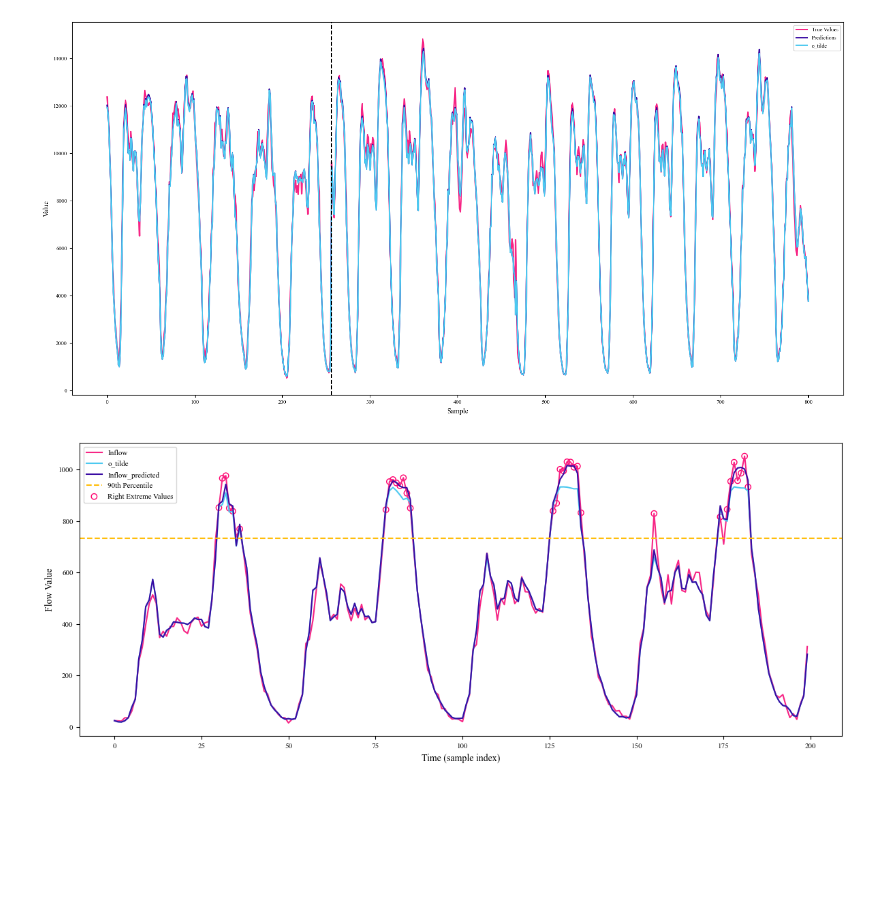
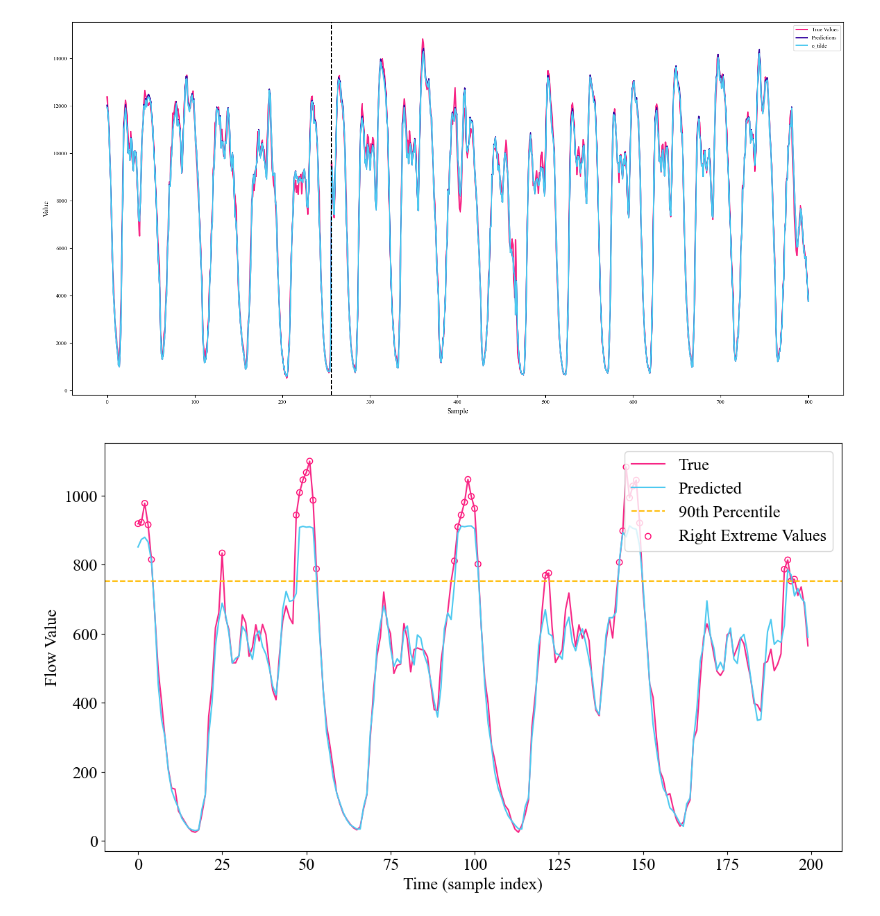
Before and after one commit to omerAJ/Hyb-STEX, a Jupyter notebook: plottingForPPR.ipynb, the cells around one changed output. Saved outputs shown, nothing was run; the diff lists cells and outputs as text; code cells hidden in the pictures; blank space fills up the shorter version.

```diff
--- a/plottingForPPR.ipynb
+++ b/plottingForPPR.ipynb
@@ -140,7 +140,7 @@ args.num_nodes = len(graph)
 ## init model and set optimizer
 model = STSSL(args).to(args.device)
 
-args.best_path = r'D:\omer\ST-SSL\experiments\NYCTaxi\pred__seed=5\20240822-132919\common backbone ablation\best_model_bias.pth'
+args.best_path = r'D:\omer\ST-SSL\experiments\NYCTaxi\pred__seed=3\20240822-122317\common backbone ablation\best_model_pred.pth'
 state_dict = torch.load(
                 args.best_path,
                 map_location=torch.device(args.device)
@@ -202,7 +202,7 @@ def test(model, dataloader, scaler, graph, args):
     o_tilde = []
     with torch.no_grad():
         prev_len = 0
-        for phase in ["train", "val", "test"]:
+        for phase in ["test"]:
             for batch_idx, (data, target, evs, _) in enumerate(dataloader[phase]):
                 repr1, _ = model(data, graph)
                 pred_output = model.predict(repr1, evs, phase="bias")
@@ -261,11 +259,10 @@ from scipy.stats import gaussian_kde
 # Assuming y_true, y_pred, and o_tilde are already defined as numpy arrays
 # List of arrays with their corresponding labels and colors for plotting
 data = [
-    (y_true, 'True Values', '#f72585'),
-    (y_pred, 'Predicted Values', '#3a0ca3'),
-    (o_tilde, 'o_tilde', '#4cc9f0')
+    (y_true, 'True', '#f72585'),
+    (y_pred, 'Predicted', '#3a0ca3'),
 ]
-plt.figure(figsize=(12, 5))  # Adjust the size as needed
+plt.figure(figsize=(12, 7))  # Adjust the size as needed
 
 # Iterate over the list and plot each on the same figure
 for array, label, color in data:
@@ -286,17 +283,18 @@ for array, label, color in data:
     # Plot the KDE curve for the current dataset
     plt.plot(x_range, kde(x_range), color=color, label=f'{label} KDE', lw=3, alpha=1)
 
-    # Add a vertical line at the 90th percentile for the current dataset
-    # plt.axvline(x=percentile_90, color=color, linestyle='--', label=f'{label} 90th Percentile')
+    # If the label is 'True', plot the vertical line at the 90th percentile
+    if label == 'True':
+        plt.axvline(x=percentile_90, color="#ffbe0b", linestyle='--', label=f'90th Percentile')
 
 # Add labels, title, and legend for the histogram/KDE plot
-plt.xlabel('Value')
+plt.xlabel('Flow Value')
 plt.ylabel('Density')
-# plt.title('Comparison of Distributions (Histogram & KDE)')
 plt.legend()
-
 
 # Display the plots
 plt.tight_layout()
+
+plt.savefig('KDEPlots.png', dpi=500, bbox_inches='tight')
 plt.show()
 # %% [output]
@@ -410,23 +408,24 @@ import matplotlib.pyplot as plt
 # and extreme_indicator_tensor contains 1 where there's an extreme event and 0 otherwise
 
 # Set up the plot
-plt.figure(figsize=(12, 5))
+plt.figure(figsize=(12, 7))
 
 # Plotting for the first node (as the loop range is 1, it plots only the first node)
 for node_index in range(1):
+    s, e = 250, 450
     node_index=86
     inflow = y_true[:, 0, node_index, 0]
     percentile_90 = np.percentile(inflow, 90)
-    inflow = y_true[50:250, 0, node_index, 0]
-    inflow_pred = o_tilde[50:250, 0, node_index, 0]
-    inflow_pred_bias = y_pred[50:250, 0, node_index, 0]
+    inflow = y_true[s:e, 0, node_index, 0]
+    inflow_pred = o_tilde[s:e, 0, node_index, 0]
+    # inflow_pred_bias = y_pred[50:250, 0, node_index, 0]
     # outflow = y_train[:, 0, node_index, 1]
 
     # Plot a horizontal line at the 90th percentile
 
     # Extract extreme indicators for inflow and outflow
     # extreme_inflow_indicator = evs_pred[0:500, 0, node_index, 0]
-    extreme_inflow_indicator_true = evs_true[50:250, 0, node_index, 0]
+    extreme_inflow_indicator_true = evs_true[s:e, 0, node_index, 0]
     # print("extreme_inflow_indicator", extreme_inflow_indicator)
     # extreme_outflow_indicator = extreme_values_binary_tensor[:, 0, node_index, 1]
 
@@ -441,34 +440,36 @@ for node_index in range(1):
     # (o_tilde, 'o_tilde', '#4cc9f0')
     # ]
     # Plotting inflow and outflow
     # plt.subplot(1, 1, node_index + 1)
-    plt.plot(inflow, label='Inflow', color='#f72585')
-    plt.plot(inflow_pred, label='o_tilde', color='#4cc9f0')
-    plt.plot(inflow_pred_bias, label='Inflow_predicted', color='#3a0ca3')
+    plt.plot(inflow, label='True', color='#f72585')
+    plt.plot(inflow_pred, label='Predicted', color='#4cc9f0')
+    # plt.plot(inflow_pred_bias, label='Inflow_predicted', color='#3a0ca3')
     # plt.plot(outflow, label='Outflow')
     plt.axhline(y=percentile_90, color='#ffbe0b', linestyle='--', label='90th Percentile')
 
     # Marking the extreme events
     # plt.scatter(extreme_inflow_indices_true, inflow[extreme_inflow_indices_true], color='green', label='Extreme Inflow _ gt', marker='o')
     # plt.scatter(extreme_inflow_indices, inflow[extreme_inflow_indices], color='#ff006e', label='Extreme Inflow _ pred', marker='o')
     # Marking the extreme events with hollow markers
     plt.scatter(extreme_inflow_indices_true, inflow[extreme_inflow_indices_true], color='#ff006e', label='Right Extreme Values', marker='o', facecolors='none', edgecolors='#ff006e')
     # plt.scatter(extreme_outflow_indices, outflow[extreme_outflow_indices], color='blue', label='Extreme Outflow', marker='x')
     # plt.grid(color='lightgray', linestyle='--', linewidth=0.5)
     # Set the font size and weight for the axis labels
 
     plt.xlabel("Time (sample index)")
     plt.ylabel("Flow Value")
     # Set the border color of the plot
 
     # Move legend outside the plot
     legend = plt.legend(loc='best')
 
     # Show the plot
     plt.tight_layout()  # Adjust layout to make room for the legend
     plt.legend()
 
 plt.tight_layout()
+
+plt.savefig('NYCTaxi_Node1_EVS.png', dpi=500, bbox_inches='tight')
 plt.show()
 # %% [output]
-[figure, old version]
+[figure, new version]
```
Also changed, not shown: parts of 3 cells of this notebook, 12 other files.
